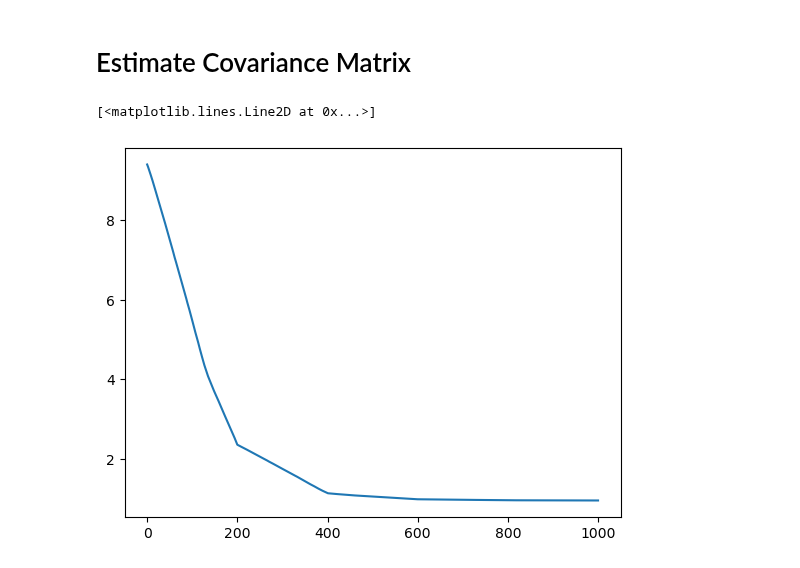
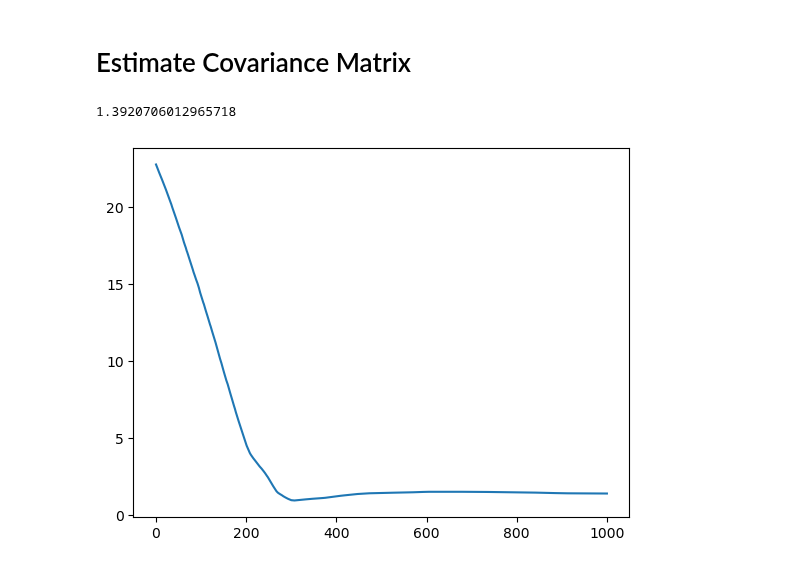
Before and after one commit to monarsan/robust-GAN, a Jupyter notebook: demo.ipynb, the cells around one changed output. Cells and saved outputs as stored; diff of their text form; code cells hidden in the pictures.

```diff
--- a/demo.ipynb
+++ b/demo.ipynb
@@ -20,16 +22,19 @@ plt.plot(gan.l2_loss)
 # %% [markdown]
 # Estimate Covariance Matrix
 # %%
-gan = GAN(10, 0.2)
+data_dim = 25
+gan = GAN(data_dim, 0.2)
 gan.dist_init('sigma', 0, 6, sigma_setting='ar')
 gan.data_init(1000, 1)
 gan.model_init(D_init_option='random', G_init_option='kendall')
-gan.optimizer_init(lr_d=1, lr_g=0.1, decay_g=0.2, reg_g=1e-4, reg_d=1e-4,
-                    update_D_iter=5, is_mm_alg=False, decay_d=1, grad_clip=1e-3, lr_schedule='step',step=200)
+lr_g = 0.01 * data_dim
+gan.optimizer_init(lr_d=0.9, lr_g=0.25, decay_g=0.2, reg_g=1e-4, reg_d=1e-4,
+                    update_D_iter=5, is_mm_alg=False, decay_d=1, grad_clip=1e-3, lr_schedule='step',step=300)
 gan.fit(1000, verbose=True)
 
 #plot result
 plt.plot(gan.l2_loss)
+print(np.array(gan.l2_loss)[-50:].mean())
 # %% [output]
-[<matplotlib.lines.Line2D at 0x...>]
+1.3920706012965718
-[figure, old version]
+[figure, new version]
```
Also changed, not shown: parts of 1 cell of this notebook.
